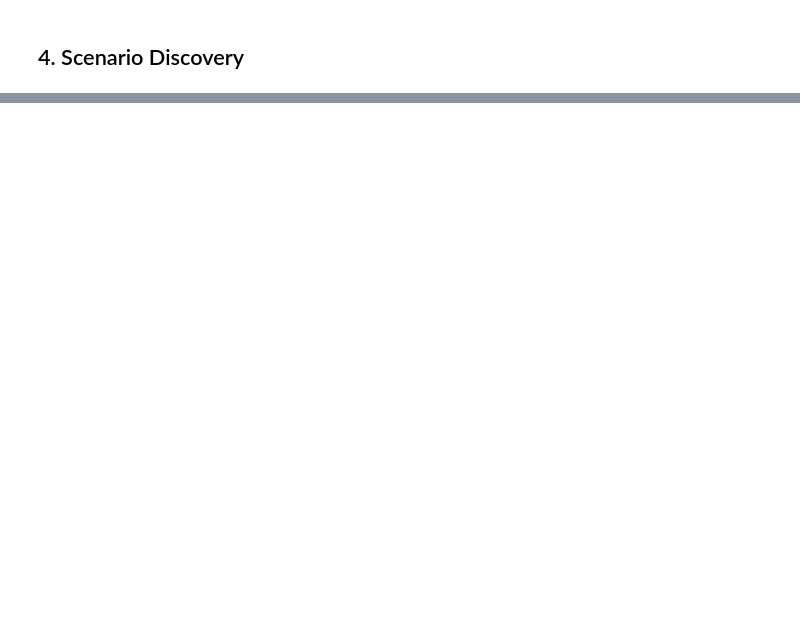
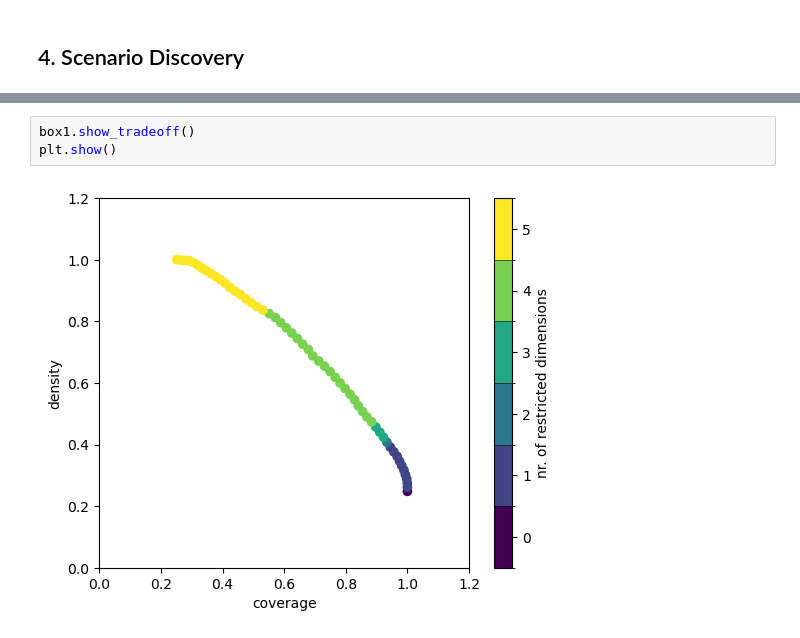
Before and after one commit to movephutthaphaiboon/epa141a-flood-policy-optimization-overijssel, a Jupyter notebook: final assignment/0_OpenExploration_ASIS_DisaggregatedOutcomes.ipynb, the cells around one changed output, grey strips where cells are left out. Cells and saved outputs as stored; diff of their text form; blank space fills up the shorter version.

```diff
--- a/final assignment/0_OpenExploration_ASIS_DisaggregatedOutcomes.ipynb
+++ b/final assignment/0_OpenExploration_ASIS_DisaggregatedOutcomes.ipynb
@@ -243,0 +237,5 @@ plt.show()
+# %%
+box1.show_tradeoff()
+plt.show()
+# %% [output]
+[figure, added]
```
Also changed, not shown: parts of 30 cells of this notebook.
